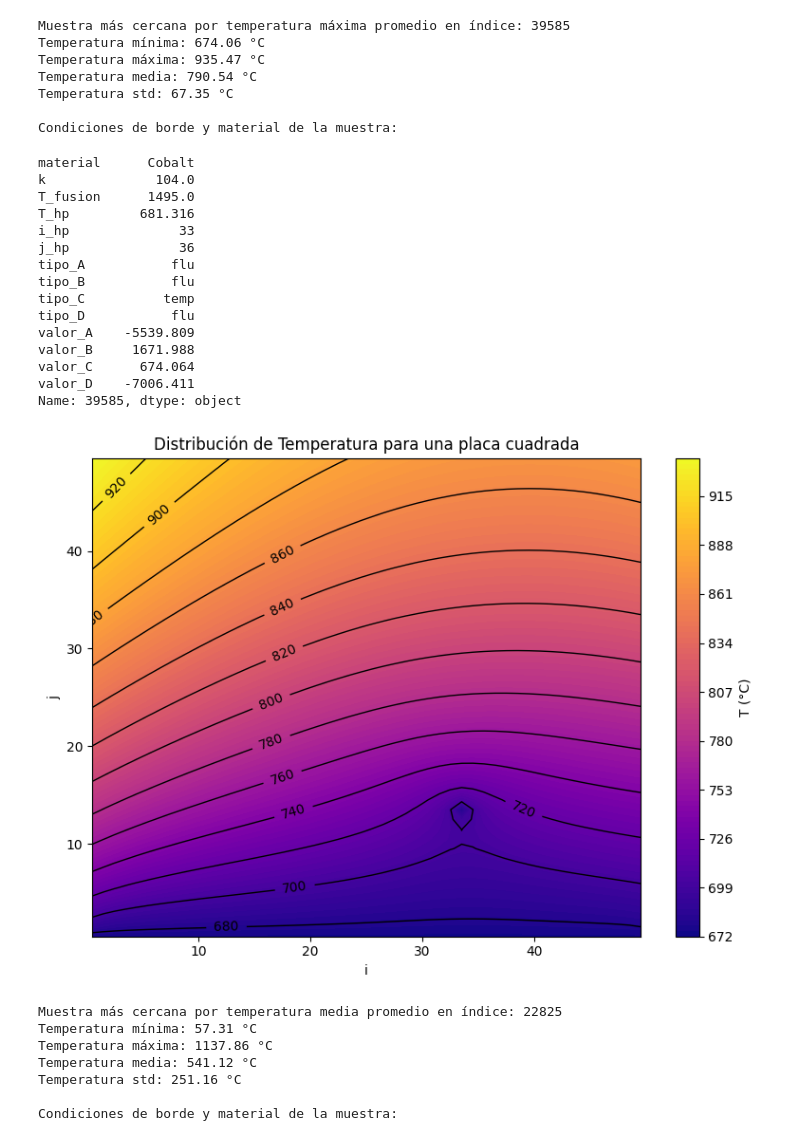
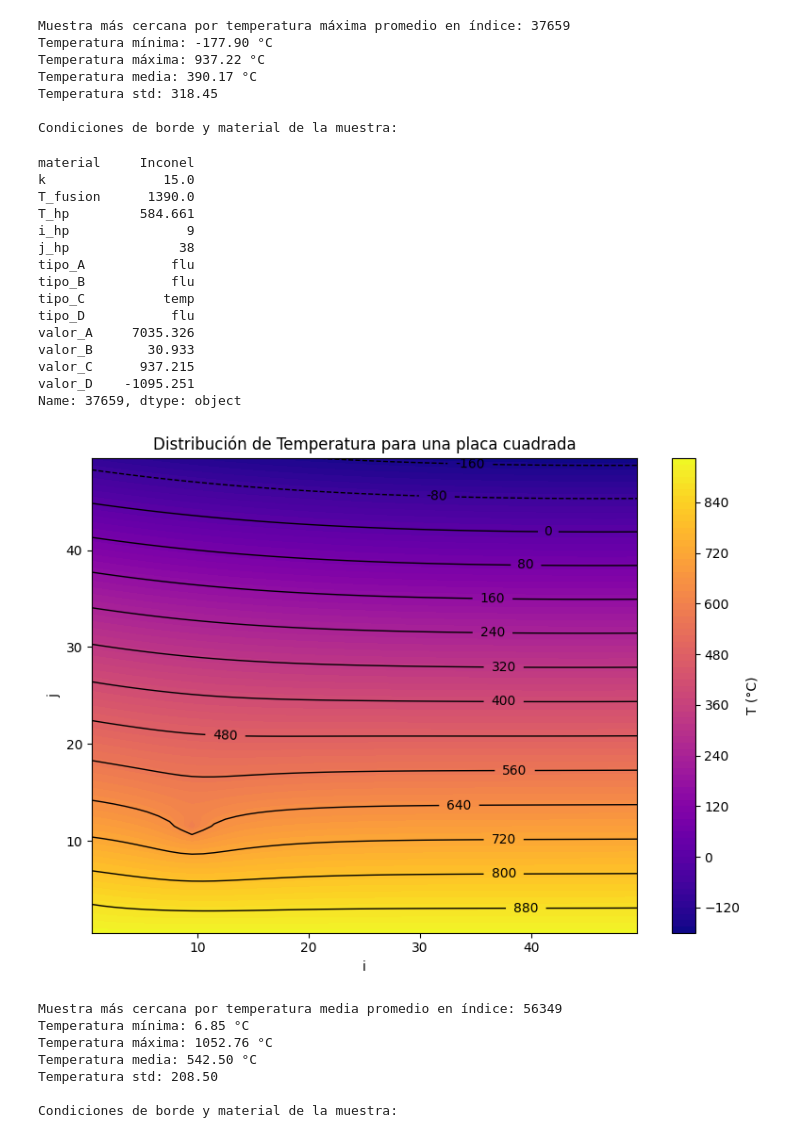
Before and after one commit to RoyGuz/ProyectoFinalModelado, a Jupyter notebook: notebooks/03_generar_dataset.ipynb, the cells around one changed output. Cells and saved outputs as stored; diff of their text form; code cells hidden in the pictures.

```diff
--- a/notebooks/03_generar_dataset.ipynb
+++ b/notebooks/03_generar_dataset.ipynb
@@ -41,7 +41,7 @@ import matplotlib.pyplot as plt
 BASE_DIR = Path().resolve()
 
 # Rutas de los archivos
-folder_name = 'dataset_50000_test'  # cambiar según el dataset a inspeccionar
+folder_name = 'dataset_100000_test'  # cambiar según el dataset a inspeccionar
 Y_path = BASE_DIR.parent / 'data' / folder_name / 'Y.npy'
 csv_path = BASE_DIR.parent / 'data' / folder_name / 'dataset_variables.csv'
 
@@ -65,7 +65,7 @@ print(f"Estadísticas generales de {folder_name}:")
 print(f"Temperatura mínima: {Y_flat.min():.2f} °C")
 print(f"Temperatura máxima: {Y_flat.max():.2f} °C")
 print(f"Temperatura media: {Y_flat.mean():.2f} °C")
-print(f"Temperatura std: {Y_flat.std():.2f} °C")
+print(f"Temperatura std: {Y_flat.std():.2f}")
 
 # ---------------- CÁLCULO DE ESTADÍSTICOS POR MUESTRA ----------------
 mins = Y_data.min(axis=1)
@@ -93,7 +93,7 @@ def mostrar_info(idx, descripcion):
     print(f"Temperatura mínima: {mins[idx]:.2f} °C")
     print(f"Temperatura máxima: {maxs[idx]:.2f} °C")
     print(f"Temperatura media: {means[idx]:.2f} °C")
-    print(f"Temperatura std: {stds[idx]:.2f} °C")
+    print(f"Temperatura std: {stds[idx]:.2f}")
 
     print("\nCondiciones de borde y material de la muestra:")
     display(df_registros.iloc[idx])
@@ -142,30 +142,30 @@ Name: 31583, dtype: object
-Muestra más cercana por temperatura máxima promedio en índice: 39585
-Temperatura mínima: 674.06 °C
-Temperatura máxima: 935.47 °C
-Temperatura media: 790.54 °C
-Temperatura std: 67.35 °C
+Muestra más cercana por temperatura máxima promedio en índice: 37659
+Temperatura mínima: -177.90 °C
+Temperatura máxima: 937.22 °C
+Temperatura media: 390.17 °C
+Temperatura std: 318.45
 
 Condiciones de borde y material de la muestra:
-material      Cobalt
-k              104.0
-T_fusion      1495.0
-T_hp         681.316
-i_hp              33
-j_hp              36
+material     Inconel
+k               15.0
+T_fusion      1390.0
+T_hp         584.661
+i_hp               9
+j_hp              38
 tipo_A           flu
 tipo_B           flu
 tipo_C          temp
 tipo_D           flu
-valor_A    -5539.809
-valor_B     1671.988
-valor_C      674.064
-valor_D    -7006.411
-Name: 39585, dtype: object
+valor_A     7035.326
+valor_B       30.933
+valor_C      937.215
+valor_D    -1095.251
+Name: 37659, dtype: object
-[figure, old version]
+[figure, new version]
-Muestra más cercana por temperatura media promedio en índice: 22825
-Temperatura mínima: 57.31 °C
-Temperatura máxima: 1137.86 °C
-Temperatura media: 541.12 °C
-Temperatura std: 251.16 °C
+Muestra más cercana por temperatura media promedio en índice: 56349
+Temperatura mínima: 6.85 °C
+Temperatura máxima: 1052.76 °C
+Temperatura media: 542.50 °C
+Temperatura std: 208.50
 
 Condiciones de borde y material de la muestra:
```
Also changed, not shown: parts of 3 cells of this notebook, 4 other files.
